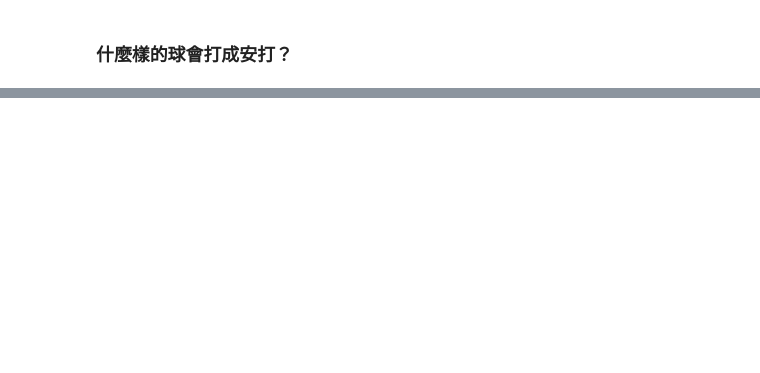
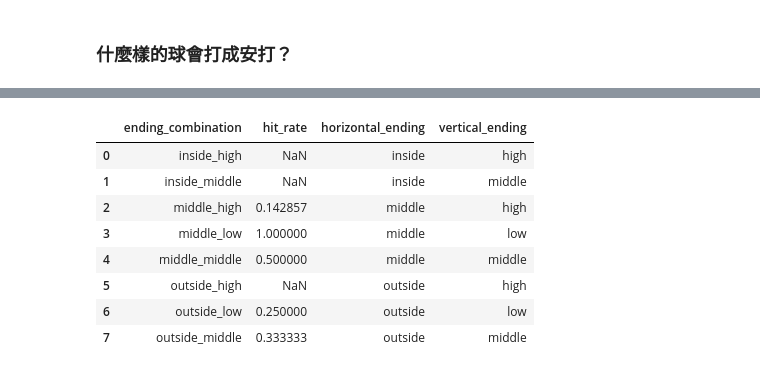
Before and after one commit to Shiou-Ju/jose-ramos-panama-batting, a Jupyter notebook: analysis/plate_preference.ipynb, the cells around one changed output, grey strips where cells are left out. Drawn from its saved outputs; the diff is of its cells as text; code cells hidden in the pictures; blank space fills up the shorter version.

```diff
--- a/analysis/plate_preference.ipynb
+++ b/analysis/plate_preference.ipynb
@@ -26,0 +138,11 @@ Index(['id', 'abs_id', 'nth_pitch_ab', 'out_count', 'strike_count',
+# %%
+# 計算安打率
+
+hits_last_pitches = last_pitches[last_pitches['abs_id'].isin(hits_abs_ids)]
+hits_ending_combinations = hits_last_pitches['ending_combination'].value_counts()
+
+print(hits_ending_combinations)
+print(hits_ending_combinations)
+
+hit_rates = (hits_ending_combinations / total_ending_combinations)
+hit_rates
@@ -26,0 +174,28 @@ Index(['id', 'abs_id', 'nth_pitch_ab', 'out_count', 'strike_count',
+# %%
+# 製作各位置安打率
+import itertools
+hit_rates_df = hit_rates.reset_index()
+hit_rates_df.columns = ['ending_combination', 'hit_rate']
+
+hit_rates_df[['horizontal_ending', 'vertical_ending']] = hit_rates_df['ending_combination'].str.split('_', expand=True)
+
+# ensure all 9 spots are included
+expected_combinations = pd.DataFrame(list(itertools.product(['inside', 'middle', 'outside'], ['high', 'middle', 'low'])),
+                                     columns=['horizontal_ending', 'vertical_ending'])
+expected_combinations['ending_combination'] = expected_combinations['horizontal_ending'] + '_' + expected_combinations['vertical_ending']
+
+# merge
+full_hit_rates_df = pd.merge(expected_combinations, hit_rates_df[['ending_combination', 'hit_rate']], on='ending_combination', how='left')
+
+
+hit_rates_df
+# %% [output]
+|  | ending_combination | hit_rate | horizontal_ending | vertical_ending |
+| 0 | inside_high | NaN | inside | high |
+| 1 | inside_middle | NaN | inside | middle |
+| 2 | middle_high | 0.142857 | middle | high |
+| 3 | middle_low | 1.000000 | middle | low |
+| 4 | middle_middle | 0.500000 | middle | middle |
+| 5 | outside_high | NaN | outside | high |
+| 6 | outside_low | 0.250000 | outside | low |
+| 7 | outside_middle | 0.333333 | outside | middle |
```
Also changed, not shown: parts of 16 cells of this notebook, 1 other file.
